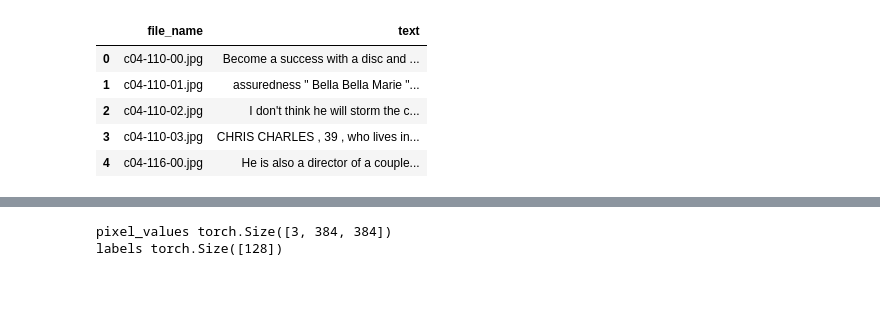
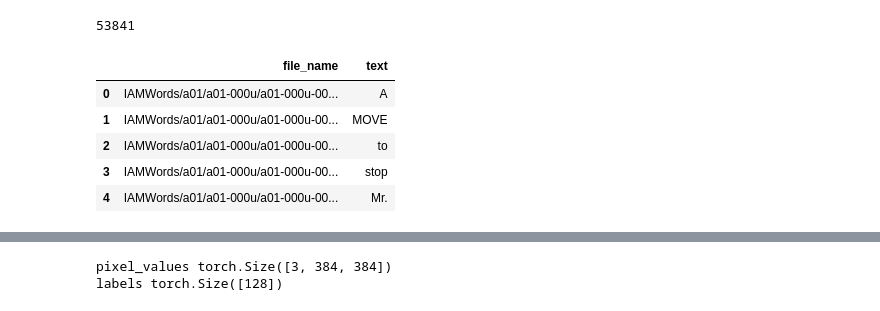
Before and after one commit to malhar212/finger-tracing-handwriting-recognition, a Jupyter notebook: scratch.ipynb, the cells around one changed output, grey strips where cells are left out. Cells and saved outputs as stored; diff of their text form; code cells hidden in the pictures.

```diff
--- a/scratch.ipynb
+++ b/scratch.ipynb
@@ -3,16 +57,13 @@ Experiment with TrOCR model
 # %%
-import pandas as pd
-
-df = pd.read_fwf('IAM/gt_test.txt', header=None)
-df.rename(columns={0: "file_name", 1: "text"}, inplace=True)
-del df[2]
-# some file names end with jp instead of jpg, let's fix this
-df['file_name'] = df['file_name'].apply(lambda x: x + 'g' if x.endswith('jp') else x)
-df.head()
+train_df = pd.read_fwf('trainset.txt', header=None)
+train_df.rename(columns={0: "file_name", 1: "text"}, inplace=True)
+print(len(train_df))
+train_df.head()
 # %% [output]
+53841
 |  | file_name | text |
-| 0 | c04-110-00.jpg | Become a success with a disc and ... |
-| 1 | c04-110-01.jpg | assuredness " Bella Bella Marie "... |
-| 2 | c04-110-02.jpg | I don't think he will storm the c... |
-| 3 | c04-110-03.jpg | CHRIS CHARLES , 39 , who lives in... |
-| 4 | c04-116-00.jpg | He is also a director of a couple... |
+| 0 | IAMWords/a01/a01-000u/a01-000u-00... | A |
+| 1 | IAMWords/a01/a01-000u/a01-000u-00... | MOVE |
+| 2 | IAMWords/a01/a01-000u/a01-000u-00... | to |
+| 3 | IAMWords/a01/a01-000u/a01-000u-00... | stop |
+| 4 | IAMWords/a01/a01-000u/a01-000u-00... | Mr. |
```
Also changed, not shown: parts of 15 cells of this notebook, 4 other files.
